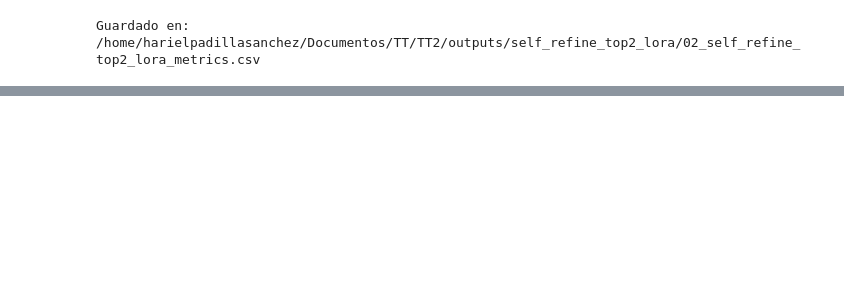
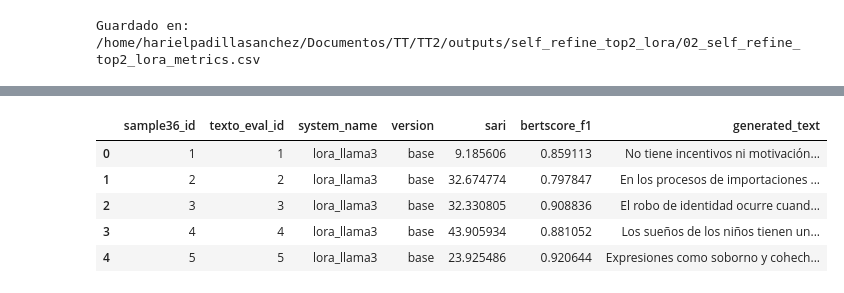
Before and after one commit to HarielPS/TT2, a Jupyter notebook: notebooks/17_self_refine_top2_lora.ipynb, the cells around one changed output, grey strips where cells are left out. Saved outputs shown, nothing was run; the diff lists cells and outputs as text; code cells hidden in the pictures; blank space fills up the shorter version.

```diff
--- a/notebooks/17_self_refine_top2_lora.ipynb
+++ b/notebooks/17_self_refine_top2_lora.ipynb
@@ -600,3 +599,71 @@ df_all_eval shape: (144, 33)
 | 2 | 3 | 3 | lora_llama3 | lora | El robo de identidad ocurre cuand... | El robo de identidad ocurre cuand... | El robo de identidad ocurre cuand... | ... |
 | 3 | 4 | 4 | lora_llama3 | lora | Los sueños de los niños tienen un... | Los sueños de los niños son varia... | Los sueños de los niños tienen un... | ... |
 | 4 | 5 | 5 | lora_llama3 | lora | Expresiones como soborno y cohech... | Expresiones como soborno y cohech... | Expresiones como soborno y cohech... | ... |
+# %%
+# Calcular BERTScore aparte para no saturar la GPU.
+# Esto mantiene el leader_score con SARI + BERTScore.
+
+from bert_score import score as bert_score
+import torch
+import gc
+import numpy as np
+
+def compute_bertscore_cpu(
+    df,
+    pred_col="generated_text",
+    ref_col="reference_text",
+    lang="es",
+    batch_size=8,
+):
+    preds = df[pred_col].fillna("").astype(str).tolist()
+    refs = df[ref_col].fillna("").astype(str).tolist()
+
+    all_f1 = []
+
+    for start in range(0, len(df), batch_size):
+        end = start + batch_size
+
+        batch_preds = preds[start:end]
+        batch_refs = refs[start:end]
+
+        P, R, F1 = bert_score(
+            batch_preds,
+            batch_refs,
+            lang=lang,
+            verbose=False,
+            device="cpu",   # clave para evitar CUDA OOM
+        )
+
+        all_f1.extend(F1.cpu().numpy().tolist())
+
+        del P, R, F1
+        gc.collect()
+
+    return np.array(all_f1)
+
+
+df_all_eval["bertscore_f1"] = compute_bertscore_cpu(
+    df_all_eval,
+    pred_col="generated_text",
+    ref_col="reference_text",
+    lang="es",
+    batch_size=8,
+)
+
+print("BERTScore calculado en CPU.")
+print(df_all_eval["bertscore_f1"].describe())
+
+display(
+    df_all_eval[
+        [
+            "sample36_id",
+            "texto_eval_id",
+            "system_name",
+            "version",
+            "sari",
+            "bertscore_f1",
+            "generated_text",
+        ]
+    ].head()
+)
+# %% [output]
@@ -603,3 +680,9 @@ df_all_eval shape: (144, 33)
+|  | sample36_id | texto_eval_id | system_name | version | sari | bertscore_f1 | generated_text |
+| 0 | 1 | 1 | lora_llama3 | base | 9.185606 | 0.859113 | No tiene incentivos ni motivación... |
+| 1 | 2 | 2 | lora_llama3 | base | 32.674774 | 0.797847 | En los procesos de importaciones ... |
+| 2 | 3 | 3 | lora_llama3 | base | 32.330805 | 0.908836 | El robo de identidad ocurre cuand... |
+| 3 | 4 | 4 | lora_llama3 | base | 43.905934 | 0.881052 | Los sueños de los niños tienen un... |
+| 4 | 5 | 5 | lora_llama3 | base | 23.925486 | 0.920644 | Expresiones como soborno y cohech... |
 # %%
 QUANT_METRICS = [
     "sari",
```
Also changed, not shown: parts of 14 cells of this notebook, 10 other files.
